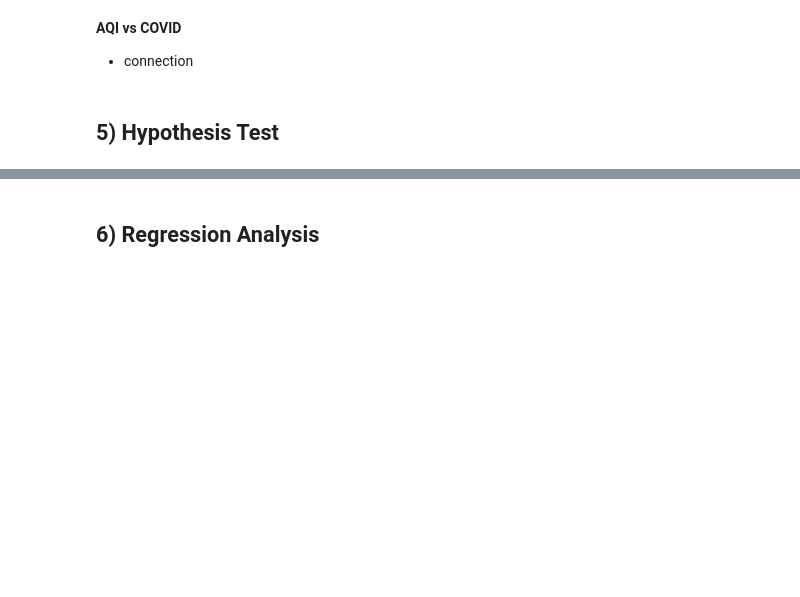
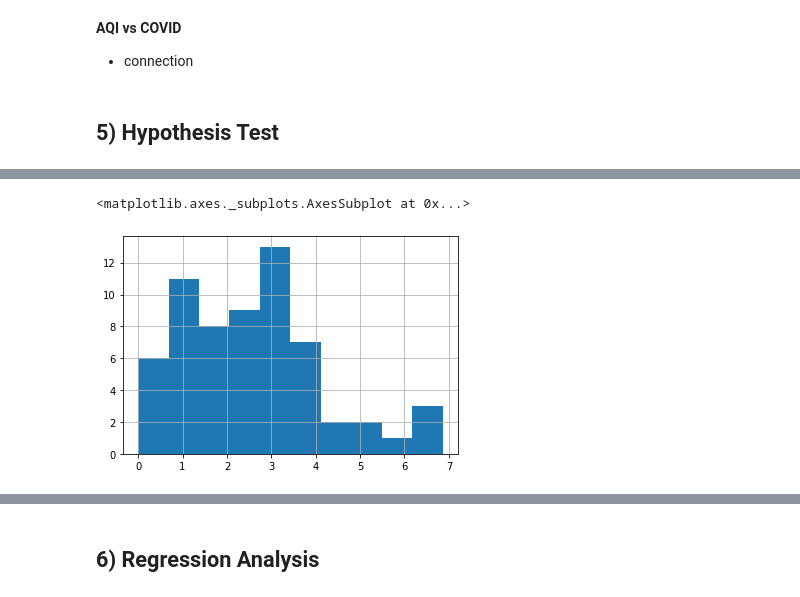
Before and after one commit to rachelleperez/Does_air_quality_affect_COVID-19_mortality, a Jupyter notebook: covid_vs_air_quality.ipynb, the cells around one changed output, grey strips where cells are left out. Saved outputs shown, nothing was run; the diff lists cells and outputs as text; code cells hidden in the pictures; blank space fills up the shorter version.

```diff
--- a/covid_vs_air_quality.ipynb
+++ b/covid_vs_air_quality.ipynb
@@ -2829,0 +2850,3 @@ In addition, we find interesting correlations relating to air quality with the s
+# %%
+county_hospital = county[['FIPS', 'county_name','population','hospital_beds','hospital_beds_per_1K', 'covid_deaths_per_capita']].copy()
+county_hospital.head()
@@ -2829,0 +2860,5 @@ In addition, we find interesting correlations relating to air quality with the s
+# %%
+county_hospital['hospital_beds_per_1K'].hist()
+# %% [output]
+<matplotlib.axes._subplots.AxesSubplot at 0x...>
+[figure, added]
```
Also changed, not shown: parts of 35 cells of this notebook, 1 other file.
